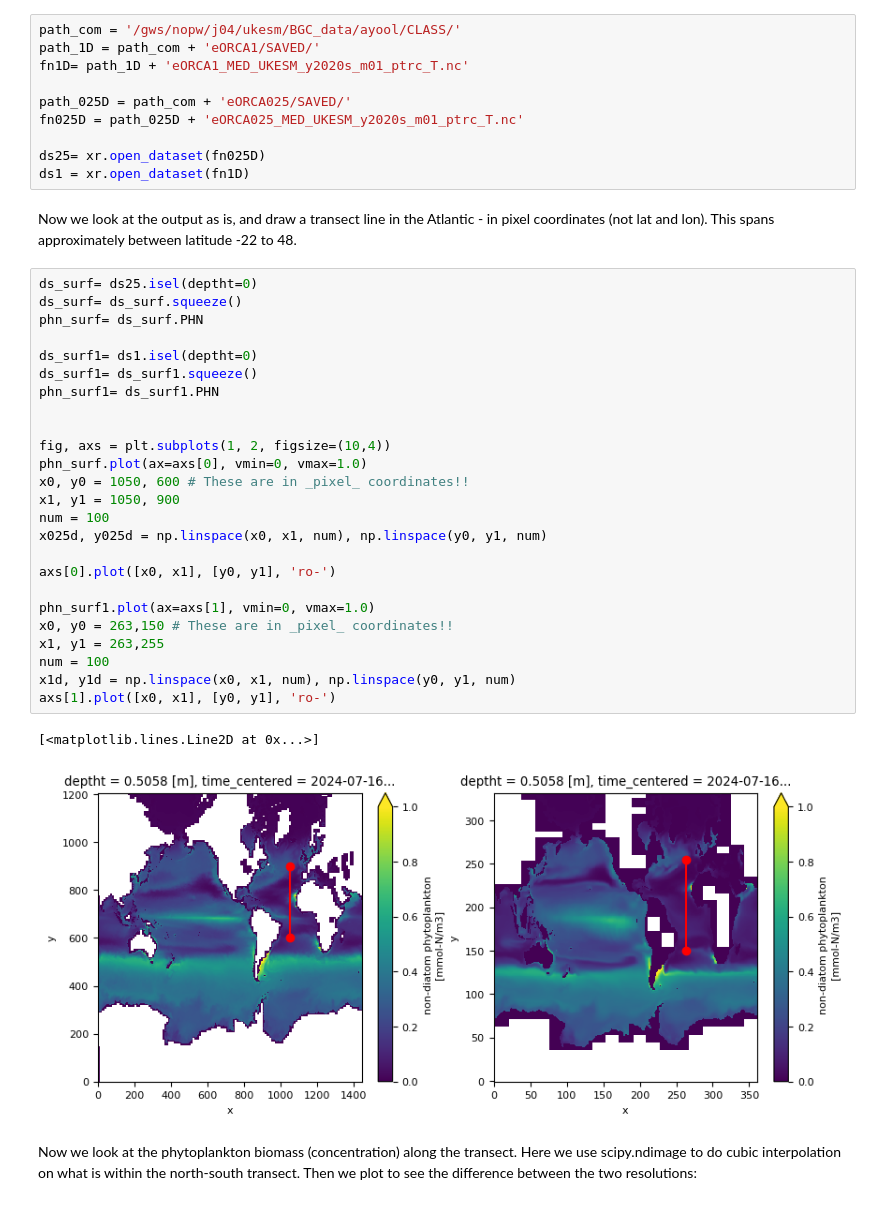
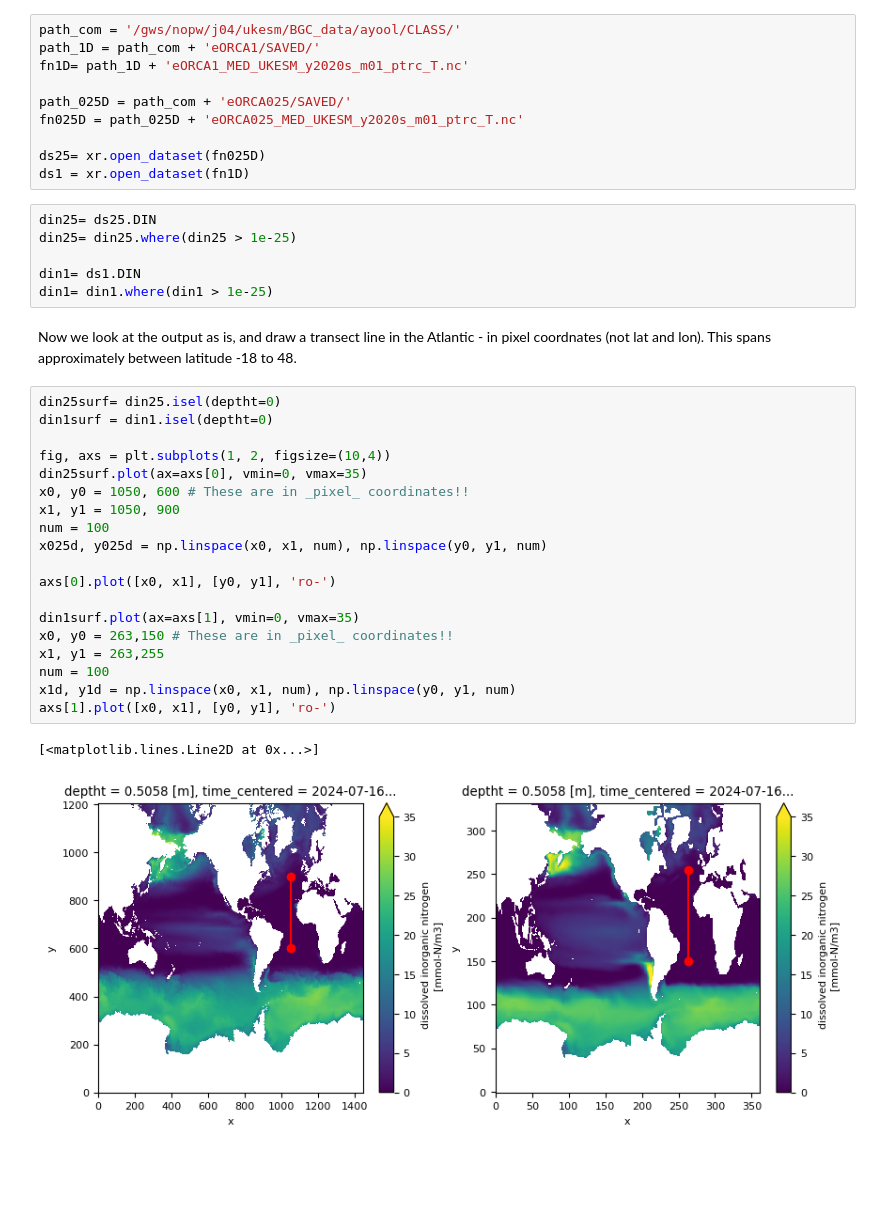
Before and after one commit to NOC-MSM/CLASS_workshop, a Jupyter notebook: Analysis/MEDUSA/1D_and_025D.ipynb, the cells around one changed output. Cells and saved outputs as stored; diff of their text form; blank space fills up the shorter version.

```diff
--- a/Analysis/MEDUSA/1D_and_025D.ipynb
+++ b/Analysis/MEDUSA/1D_and_025D.ipynb
@@ -24,35 +24,33 @@ fn025D = path_025D + 'eORCA025_MED_UKESM_y2020s_m01_ptrc_T.nc'
 
 ds25= xr.open_dataset(fn025D)
 ds1 = xr.open_dataset(fn1D)
-# %% [markdown]
-Now we look at the output as is, and draw a transect line in the Atlantic - in pixel coordinates (not lat and lon). This spans approximately between latitude -22 to 48.
+# %%
+din25= ds25.DIN
+din25= din25.where(din25 > 1e-25)
+
+din1= ds1.DIN
+din1= din1.where(din1 > 1e-25)
+# %% [markdown]
+Now we look at the output as is, and draw a transect line in the Atlantic - in pixel coordnates (not lat and lon). This spans approximately between latitude -18 to 48.
 # %%
-ds_surf= ds25.isel(deptht=0)
-ds_surf= ds_surf.squeeze()
-phn_surf= ds_surf.PHN
-
-ds_surf1= ds1.isel(deptht=0)
-ds_surf1= ds_surf1.squeeze()
-phn_surf1= ds_surf1.PHN
-
+din25surf= din25.isel(deptht=0)
+din1surf = din1.isel(deptht=0)
 
 fig, axs = plt.subplots(1, 2, figsize=(10,4))
-phn_surf.plot(ax=axs[0], vmin=0, vmax=1.0)
+din25surf.plot(ax=axs[0], vmin=0, vmax=35)
 x0, y0 = 1050, 600 # These are in _pixel_ coordinates!!
 x1, y1 = 1050, 900
 num = 100
 x025d, y025d = np.linspace(x0, x1, num), np.linspace(y0, y1, num)
 
 axs[0].plot([x0, x1], [y0, y1], 'ro-')
 
-phn_surf1.plot(ax=axs[1], vmin=0, vmax=1.0)
+din1surf.plot(ax=axs[1], vmin=0, vmax=35)
 x0, y0 = 263,150 # These are in _pixel_ coordinates!!
 x1, y1 = 263,255
 num = 100
 x1d, y1d = np.linspace(x0, x1, num), np.linspace(y0, y1, num)
 axs[1].plot([x0, x1], [y0, y1], 'ro-')
 # %% [output]
 [<matplotlib.lines.Line2D at 0x...>]
-[figure, old version]
+[figure, new version]
-# %% [markdown]
-Now we look at the phytoplankton biomass (concentration) along the transect. Here we use scipy.ndimage to do cubic interpolation on what is within the north-south transect. Then we plot to see the difference between the two resolutions:
```
Also changed, not shown: parts of 4 cells of this notebook.
